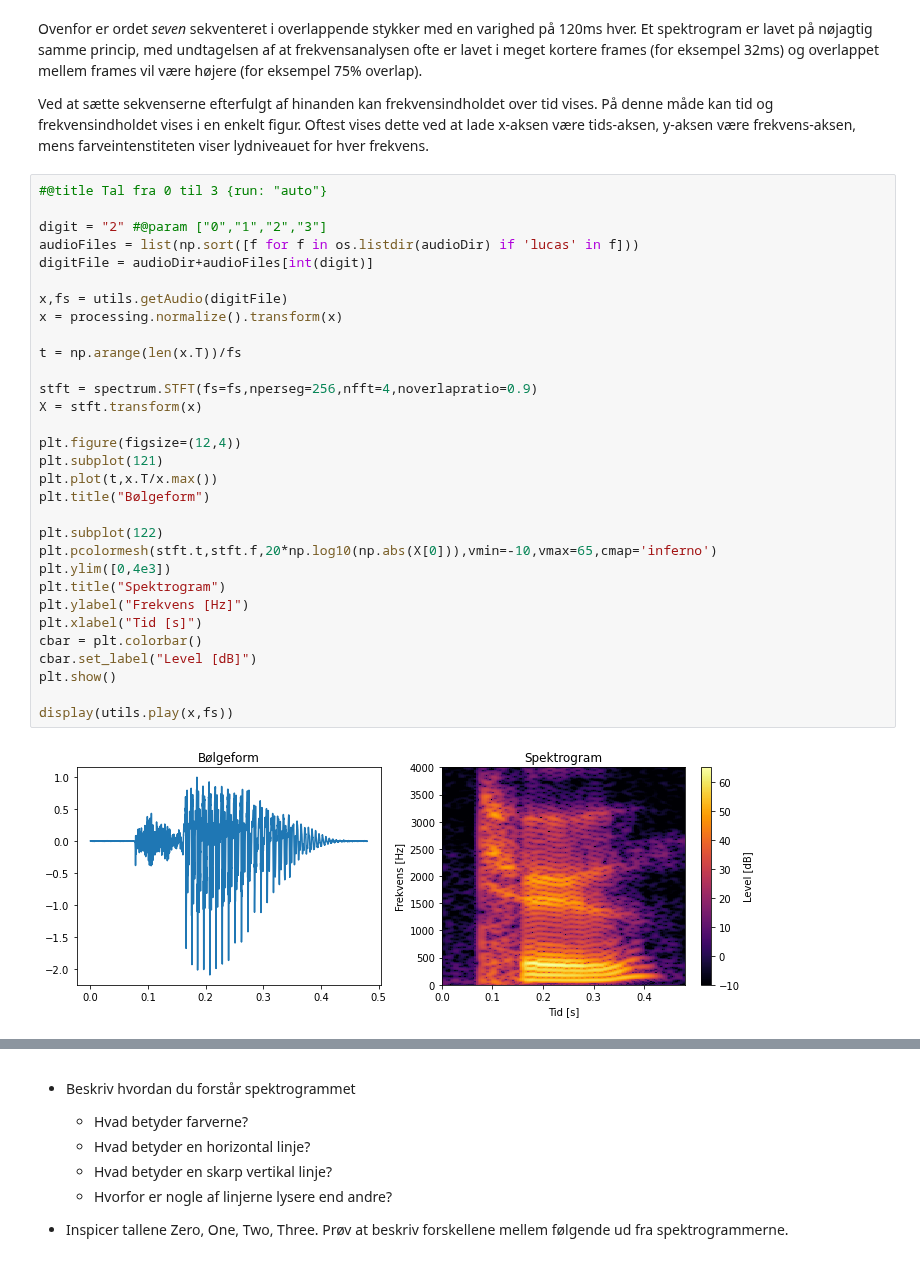
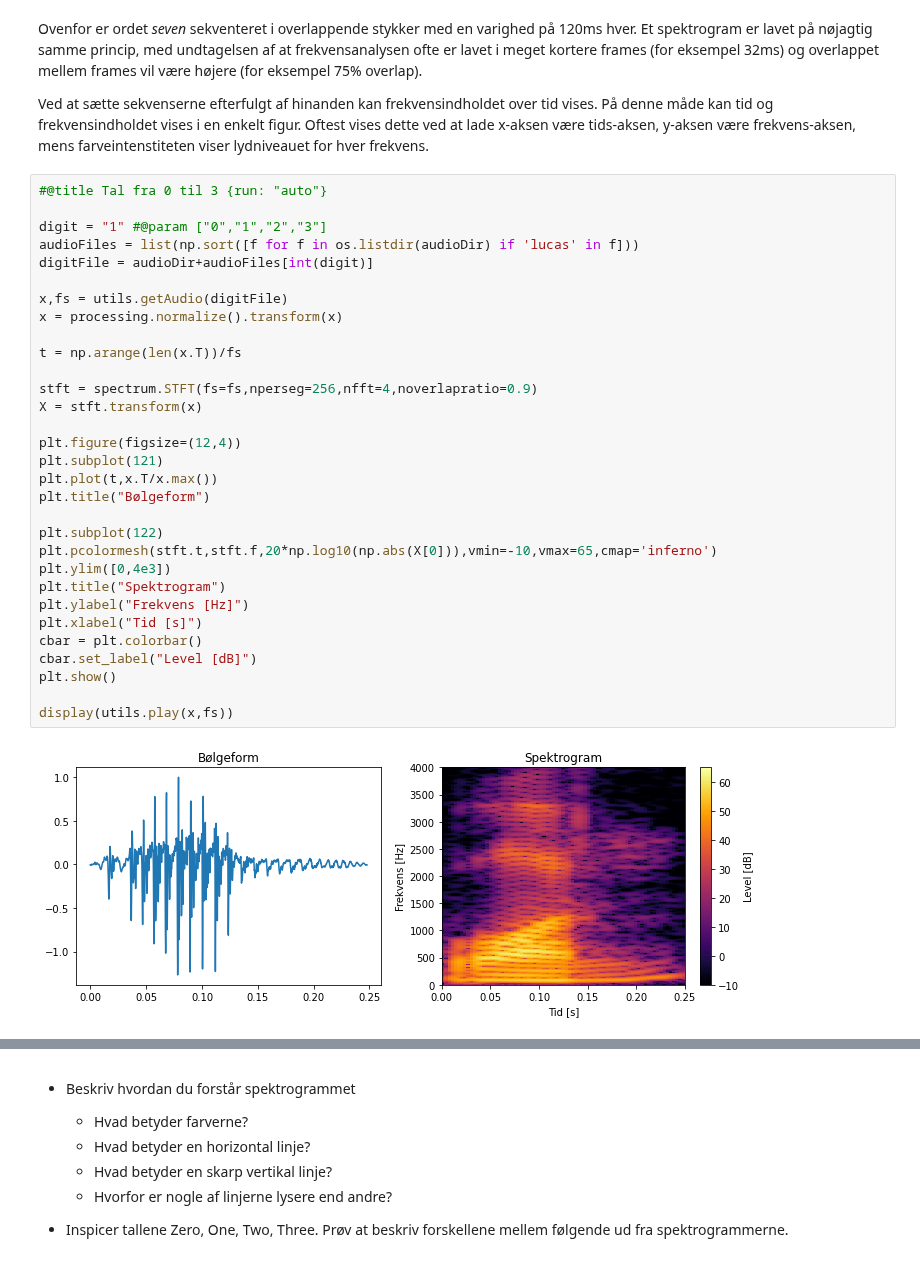
Before and after one commit to niels-overby/SRP-noisereduction, a Jupyter notebook: SRP_STFT.ipynb, the cells around one changed output, grey strips where cells are left out. Cells and saved outputs as stored; diff of their text form.

```diff
--- a/SRP_STFT.ipynb
+++ b/SRP_STFT.ipynb
@@ -213,36 +215,36 @@ Ved at sætte sekvenserne efterfulgt af hinanden kan frekvensindholdet over tid
 # %%
 #@title Tal fra 0 til 3 {run: "auto"}
 
-digit = "2" #@param ["0","1","2","3"]
+digit = "1" #@param ["0","1","2","3"]
 audioFiles = list(np.sort([f for f in os.listdir(audioDir) if 'lucas' in f]))
 digitFile = audioDir+audioFiles[int(digit)]
 
 x,fs = utils.getAudio(digitFile)
 x = processing.normalize().transform(x)
 
 t = np.arange(len(x.T))/fs
 
 stft = spectrum.STFT(fs=fs,nperseg=256,nfft=4,noverlapratio=0.9)
 X = stft.transform(x)
 
 plt.figure(figsize=(12,4))
 plt.subplot(121)
 plt.plot(t,x.T/x.max())
 plt.title("Bølgeform")
 
 plt.subplot(122)
 plt.pcolormesh(stft.t,stft.f,20*np.log10(np.abs(X[0])),vmin=-10,vmax=65,cmap='inferno')
 plt.ylim([0,4e3])
 plt.title("Spektrogram")
 plt.ylabel("Frekvens [Hz]")
 plt.xlabel("Tid [s]")
 cbar = plt.colorbar()
 cbar.set_label("Level [dB]")
 plt.show()
 
 display(utils.play(x,fs))
 # %% [output]
-[figure, old version]
+[figure, new version]
 [interactive output not drawn]
 # %% [markdown]
 * Beskriv hvordan du forstår spektrogrammet
```
Also changed, not shown: parts of 4 cells of this notebook.
